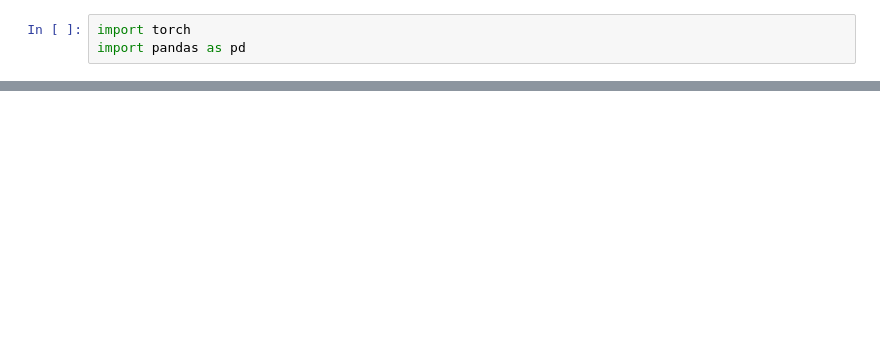
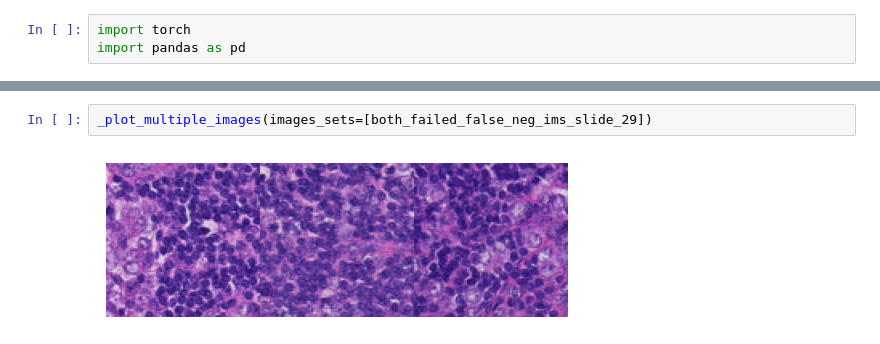
Before and after one commit to Cristian-Mattace/ContriMix, a Jupyter notebook: contrimix_histaugan_analysis.ipynb, the cells around one changed output, grey strips where cells are left out. Drawn from its saved outputs; the diff is of its cells as text; blank space fills up the shorter version.

```diff
--- a/contrimix_histaugan_analysis.ipynb
+++ b/contrimix_histaugan_analysis.ipynb
@@ -238,0 +234,4 @@ _plot_multiple_images(images_sets=[true_pos_ims, true_neg_ims])
+# %%
+_plot_multiple_images(images_sets=[both_failed_false_neg_ims_slide_29])
+# %% [output]
+[figure, added]
```
Also changed, not shown: parts of 26 cells of this notebook, 3 other files.
